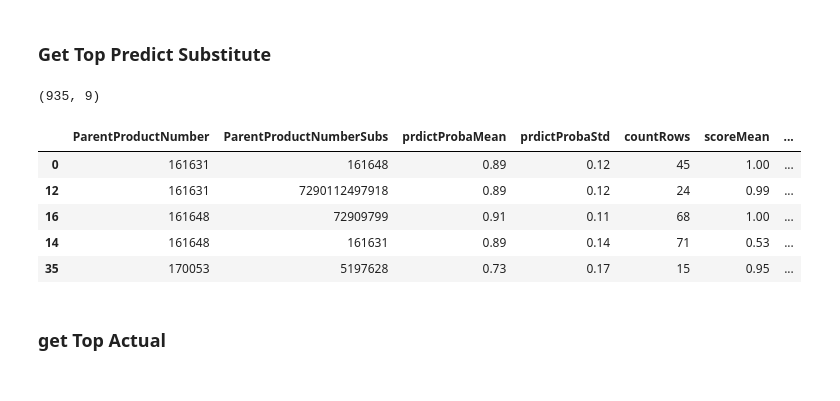
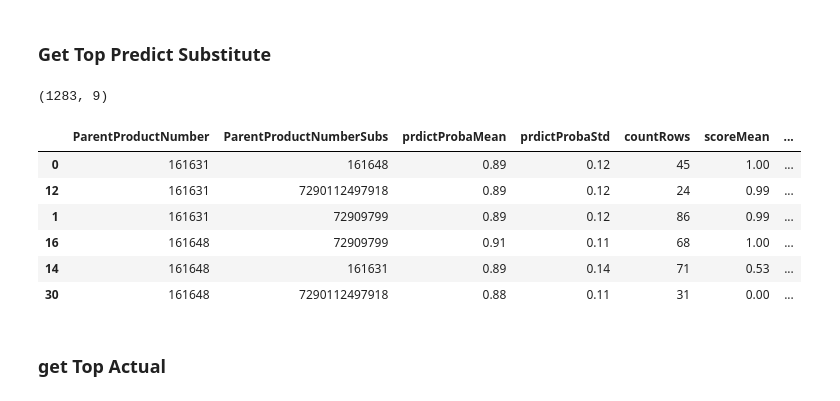
Before and after one commit to DanielKorenDataScience/ClassificationProject, a Jupyter notebook: Classification_Shufersal_Presentation.ipynb, the cells around one changed output. Drawn from its saved outputs; the diff is of its cells as text; code cells hidden in the pictures.

```diff
--- a/Classification_Shufersal_Presentation.ipynb
+++ b/Classification_Shufersal_Presentation.ipynb
@@ -37,7 +37,7 @@ DETERGENTS = False
 EDA = False
 # %%
 def get_data(fname, partial=True):
-  data_url = 'https://raw.githubusercontent.com/DanielKorenDataScience/ClassificationProject/main/' + fname
+  data_url = 'https://raw.githubusercontent.com/DanielKorenDataScience/ClassificationProject/main/Data/' + fname
   p(fname)
 
   if partial:
@@ -832,7 +794,7 @@ df_recommend.head()
 # %% [markdown]
 ### Get Top Predict Substitute
 # %%
-def getBestSubstitute(model, X, numOfSubs=2 ):
+def getBestSubstitute(model, X, numOfSubs=3 ):
         # get soft prediction
         y_pred_soft=model.predict_proba(X)
         df_proba=pd.concat([X.reset_index(drop=True),pd.DataFrame(y_pred_soft[:,1],columns=['prdictProba'])],axis=1)
@@ -858,15 +820,16 @@ def getBestSubstitute(model, X, numOfSubs=2 ):
 # %%
 df_bestTwoSubs=getBestSubstitute(model_RF, X)
 p(df_bestTwoSubs.shape)
-df_bestTwoSubs.head()
+df_bestTwoSubs.head(6)
 # %% [output]
-(935, 9)
+(1283, 9)
 |  | ParentProductNumber | ParentProductNumberSubs | prdictProbaMean | prdictProbaStd | countRows | scoreMean | ... |
 | 0 | 161631 | 161648 | 0.89 | 0.12 | 45 | 1.00 | ... |
 | 12 | 161631 | 7290112497918 | 0.89 | 0.12 | 24 | 0.99 | ... |
+| 1 | 161631 | 72909799 | 0.89 | 0.12 | 86 | 0.99 | ... |
 | 16 | 161648 | 72909799 | 0.91 | 0.11 | 68 | 1.00 | ... |
 | 14 | 161648 | 161631 | 0.89 | 0.14 | 71 | 0.53 | ... |
-| 35 | 170053 | 5197628 | 0.73 | 0.17 | 15 | 0.95 | ... |
+| 30 | 161648 | 7290112497918 | 0.88 | 0.11 | 31 | 0.00 | ... |
 # %% [markdown]
 ### get Top Actual
 # %%
```
Also changed, not shown: parts of 23 cells of this notebook.
